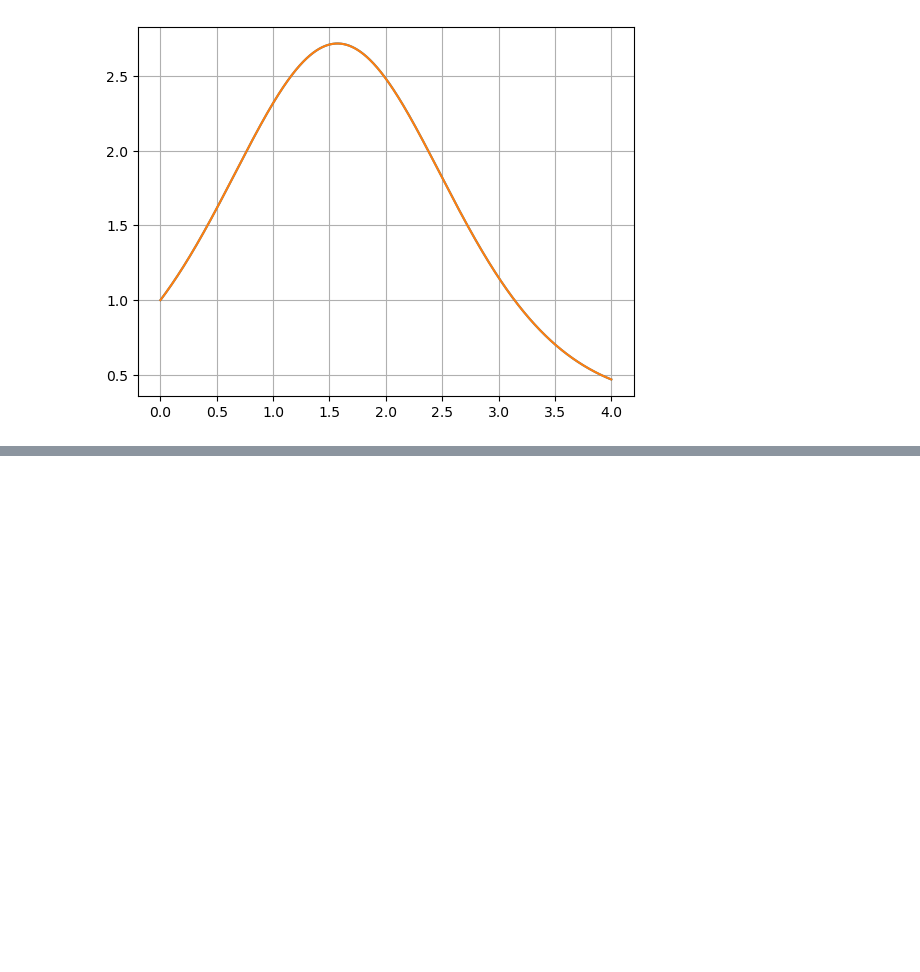
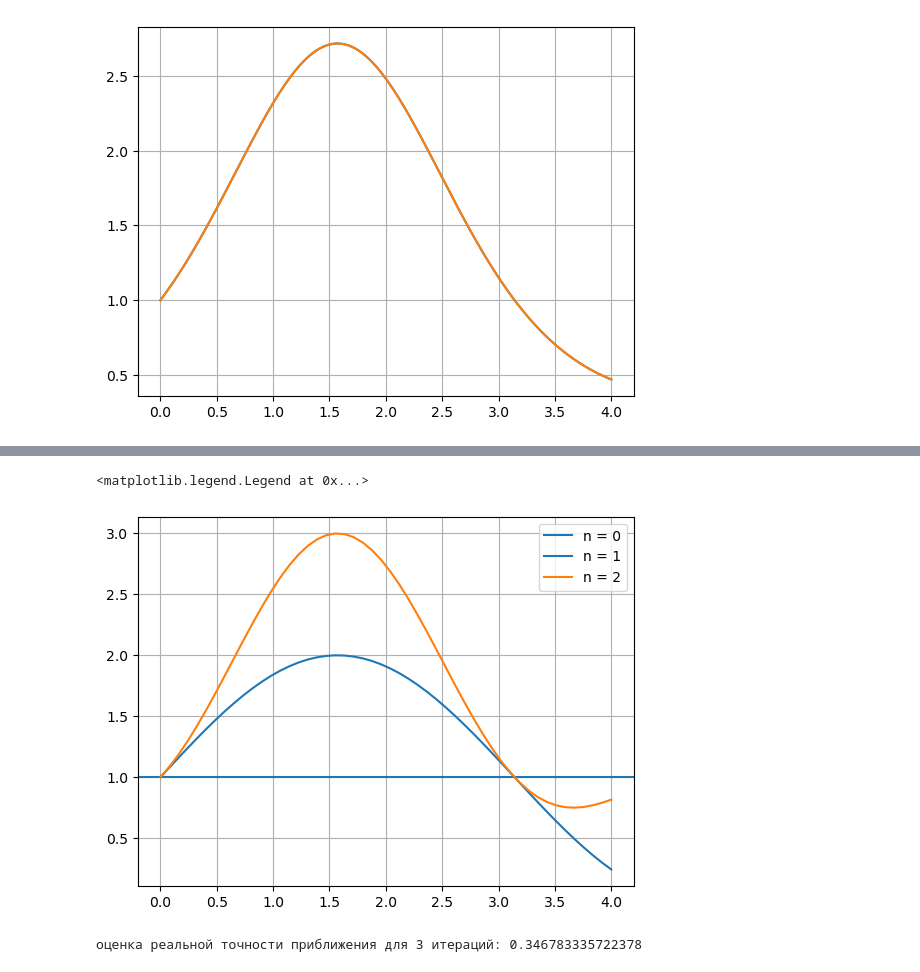
Before and after one commit to dosttiz/pc_calc, a Jupyter notebook: lr5/lab5.ipynb, the cells around one changed output, grey strips where cells are left out. Drawn from its saved outputs; the diff is of its cells as text; code cells hidden in the pictures; blank space fills up the shorter version.

```diff
--- a/lr5/lab5.ipynb
+++ b/lr5/lab5.ipynb
@@ -124,0 +174,27 @@ plt.grid()
+# %%
+# y' = cos(x) * y
+# y(0) = 1
+# x \in [0; 4]
+
+
+x = sp.Symbol('x')
+y = sp.Symbol('y')
+
+iter_s = pikar(sp.cos(x) * y, x, y, 0, 1, 0, 4, 3)
+plt.grid()
+plt.legend()
+# %% [output]
+<matplotlib.legend.Legend at 0x...>
+[figure, added]
+# %%
+def sol(x):
+    return np.exp(np.sin(x))
+
+x1 = np.linspace(0, 4)
+y1 = [iter_s[-1].subs(x, i) for i in x1]
+y1_prec = sol(x1)
+diff = [abs(i - k) for i, k in zip(y1, y1_prec)]
+
+print('оценка реальной точности приближения для 3 итераций:', max(diff))
+# %% [output]
+оценка реальной точности приближения для 3 итераций: 0.346783335722378
```
Also changed, not shown: parts of 5 cells of this notebook, 3 other files.
